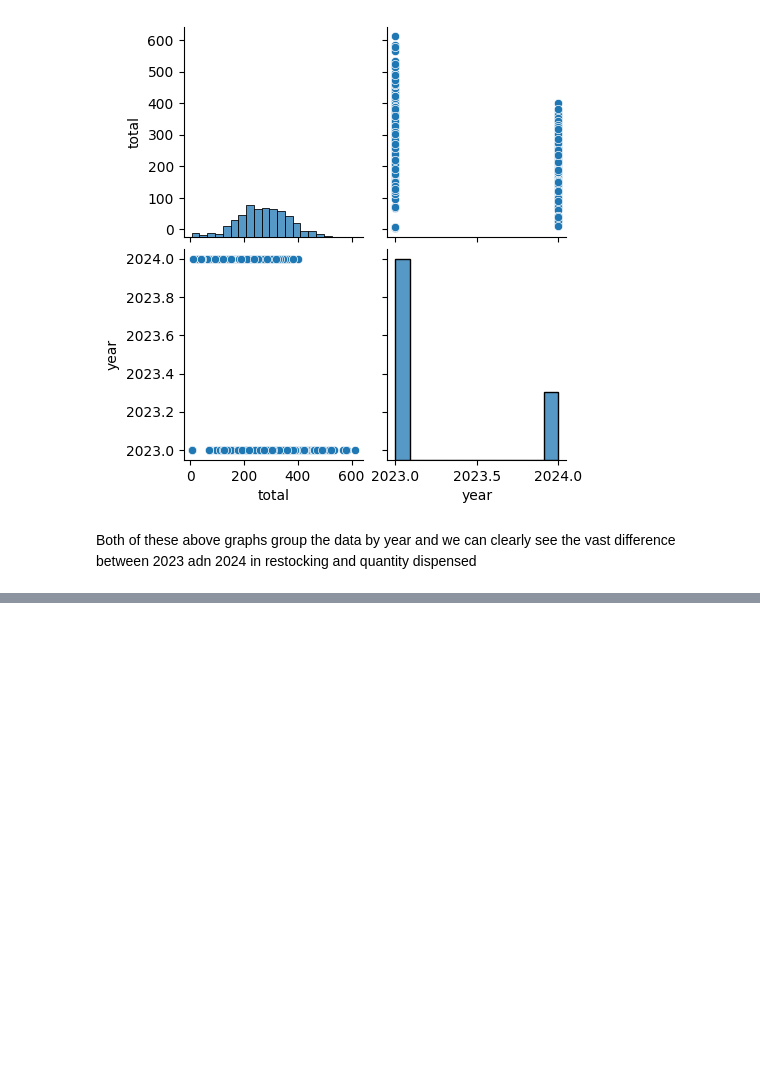
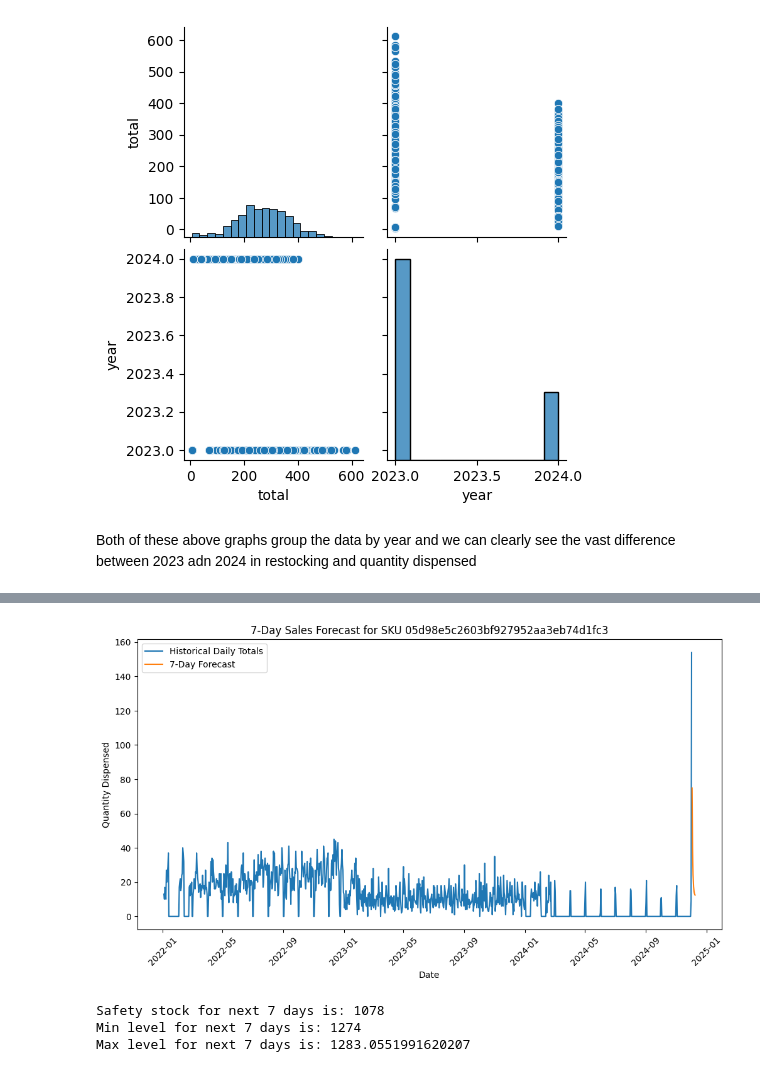
Before and after one commit to breannaparker1991/vending_analysis, a Jupyter notebook: vend.ipynb, the cells around one changed output, grey strips where cells are left out. Drawn from its saved outputs; the diff is of its cells as text; code cells hidden in the pictures; blank space fills up the shorter version.

Commit message:
trying new models

```diff
--- a/vend.ipynb
+++ b/vend.ipynb
@@ -336,0 +506,9 @@ Both of these above graphs group the data by year and we can clearly see the vas
+# %%
+sku_list = []
+
+for i, row in df_i2.iterrows():
+    if row.sku not in sku_list:
+        sku_list.append(row.sku)
+print(sku_list)
+
+#models = [RandomForestRegressor(n_estimators=100, random_state=4)]
@@ -336,0 +517,11 @@ Both of these above graphs group the data by year and we can clearly see the vas
+# %%
+updated_vending_consumption_missing_df = df_inventory2.rename(columns={'sku': 'unique_id',
+                        'dispense_date': 'ds',
+                        'qty_dispensed': 'y'})
+df_copy = updated_vending_consumption_missing_df.copy()
+df = df_copy.copy()
+df_copy["ds"] = pd.to_datetime(df_copy["ds"], format="%Y/%m/%d")
+df_copy.sort_values(by='ds', inplace=True)
+df_copy = df_copy.set_index("ds")
+
+df_copy
@@ -336,0 +701,54 @@ Both of these above graphs group the data by year and we can clearly see the vas
+# %%
+import matplotlib.pyplot as plt
+
+# Select the SKU for visualization (replace 'first_sku' with your specific SKU if needed)
+sku_to_visualize = '05d98e5c2603bf927952aa3eb74d1fc3'
+
+# Get the historical data for the selected SKU
+historical_data = df_i2[df_i2['sku'] == sku_to_visualize].copy()
+historical_data.sort_values('dispense_date', inplace=True)
+historical_data.set_index('dispense_date', inplace=True)
+daily_totals_historical = historical_data['qty_dispensed'].resample('D').sum()
+
+# Get the forecast data for the selected SKU
+forecast_data = forecasts[sku_to_visualize]
+
+# Plot the historical data
+plt.figure(figsize=(12, 6))
+plt.plot(daily_totals_historical.index, daily_totals_historical, label='Historical Daily Totals')
+
+# Plot the forecast data
+forecast_dates = [daily_totals_historical.index[-1] + timedelta(days=i) for i in range(1, 8)]
+plt.plot(forecast_dates, forecast_data, label='7-Day Forecast')
+
+plt.title(f"7-Day Sales Forecast for SKU {sku_to_visualize}")
+plt.xlabel("Date")
+plt.ylabel("Quantity Dispensed")
+plt.legend()
+plt.xticks(rotation=45)
+plt.show()
+# %% [output]
+[figure, added]
+# %%
+#caclulating for 1 sku
+inventory_data_test = df_i2[df_i2['sku'] == '05d98e5c2603bf927952aa3eb74d1fc3']
+max_daily_dispense = int(inventory_data_test['qty_dispensed'].max())
+max_lead_time = 7 #considered 14 days for this example
+
+
+safety_stock = max_daily_dispense * max_lead_time
+print('Safety stock for next 7 days is:',safety_stock)
+
+forecast_demand = int(forecast_data.sum())
+
+min_level = forecast_demand + safety_stock
+print('Min level for next 7 days is:',min_level)
+
+standard_deviation = df_i2['qty_dispensed'].std()
+
+max_level = min_level + standard_deviation
+print('Max level for next 7 days is:',max_level)
+# %% [output]
+Safety stock for next 7 days is: 1078
+Min level for next 7 days is: 1274
+Max level for next 7 days is: 1283.0551991620207
```
Also changed, not shown: parts of 23 cells of this notebook, 1 other file.
